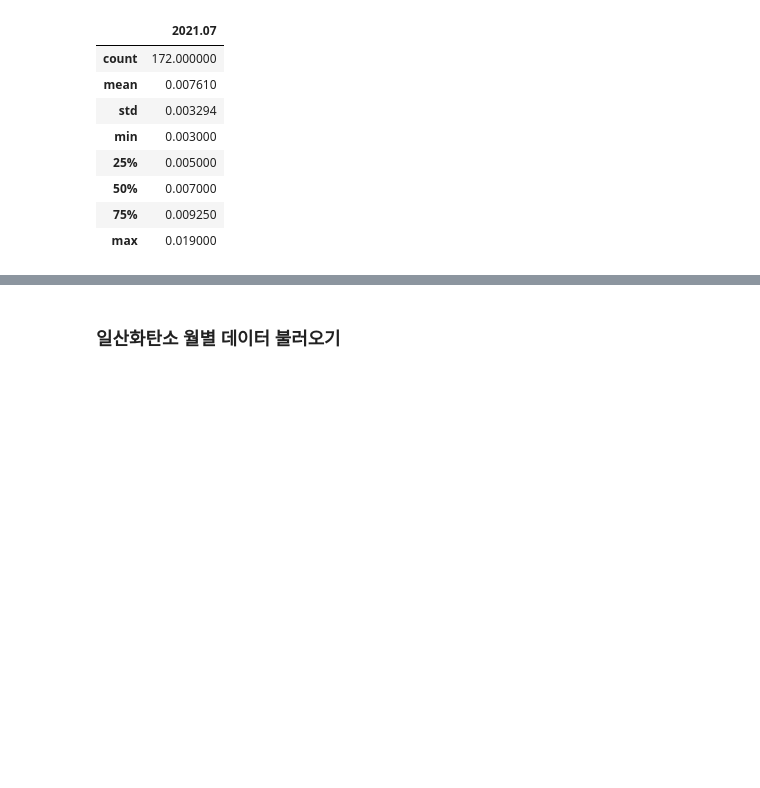
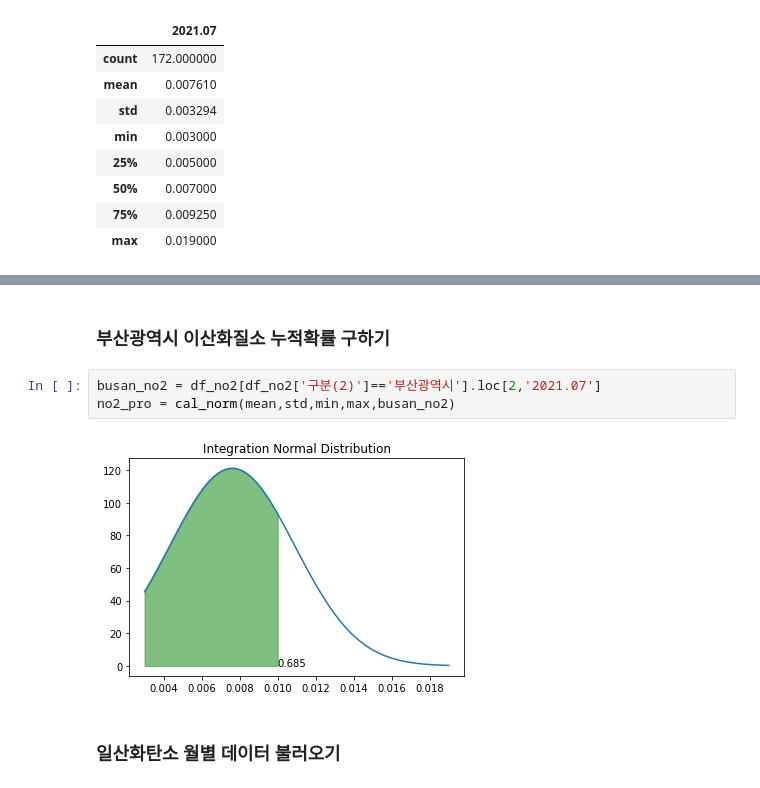
Before and after one commit to jhparkland/Green-Car-Charging-Station-Site-Selection, a Jupyter notebook: Notebook/GVCS/GVCS.ipynb, the cells around one changed output, grey strips where cells are left out. Drawn from its saved outputs; the diff is of its cells as text; blank space fills up the shorter version.

```diff
--- a/Notebook/GVCS/GVCS.ipynb
+++ b/Notebook/GVCS/GVCS.ipynb
@@ -260,3 +344,10 @@ df_no2.describe()
+# %% [markdown]
+### 부산광역시 이산화질소 누적확률 구하기
+# %%
+busan_no2 = df_no2[df_no2['구분(2)']=='부산광역시'].loc[2,'2021.07']
+no2_pro = cal_norm(mean,std,min,max,busan_no2)
+# %% [output]
+[figure, added]
 # %% [markdown]
 ### 일산화탄소 월별 데이터 불러오기
 # %%
```
Also changed, not shown: parts of 25 cells of this notebook.
